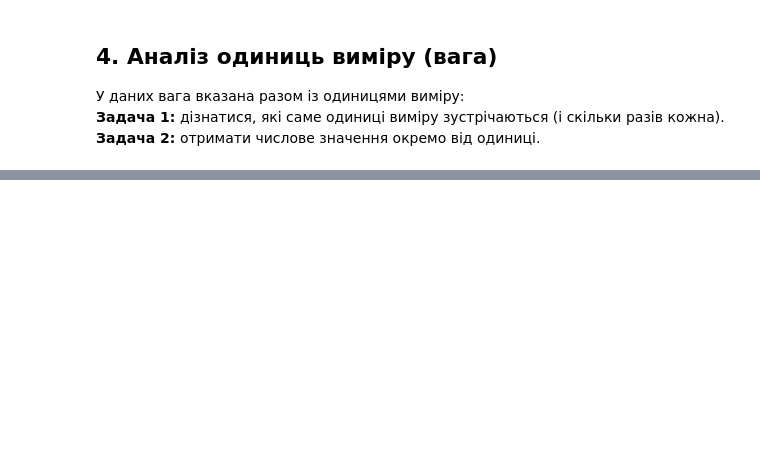
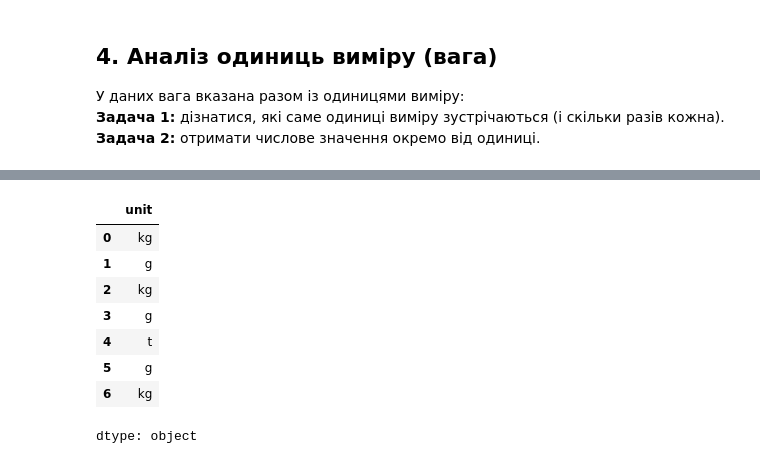
Before and after one commit to cpython-projects/python_da_06_11_25, a Jupyter notebook: lesson_17.ipynb, the cells around one changed output, grey strips where cells are left out. Cells and saved outputs as stored; diff of their text form; code cells hidden in the pictures; blank space fills up the shorter version.

```diff
--- a/lesson_17.ipynb
+++ b/lesson_17.ipynb
@@ -436,0 +493,13 @@ df = pd.DataFrame({
+# %%
+df['unit'] = df['weight'].str.extract(r'(\D+)$')
+df['unit']
+# %% [output]
+|  | unit |
+| 0 | kg |
+| 1 | g |
+| 2 | kg |
+| 3 | g |
+| 4 | t |
+| 5 | g |
+| 6 | kg |
+dtype: object
```
Also changed, not shown: parts of 8 cells of this notebook.
